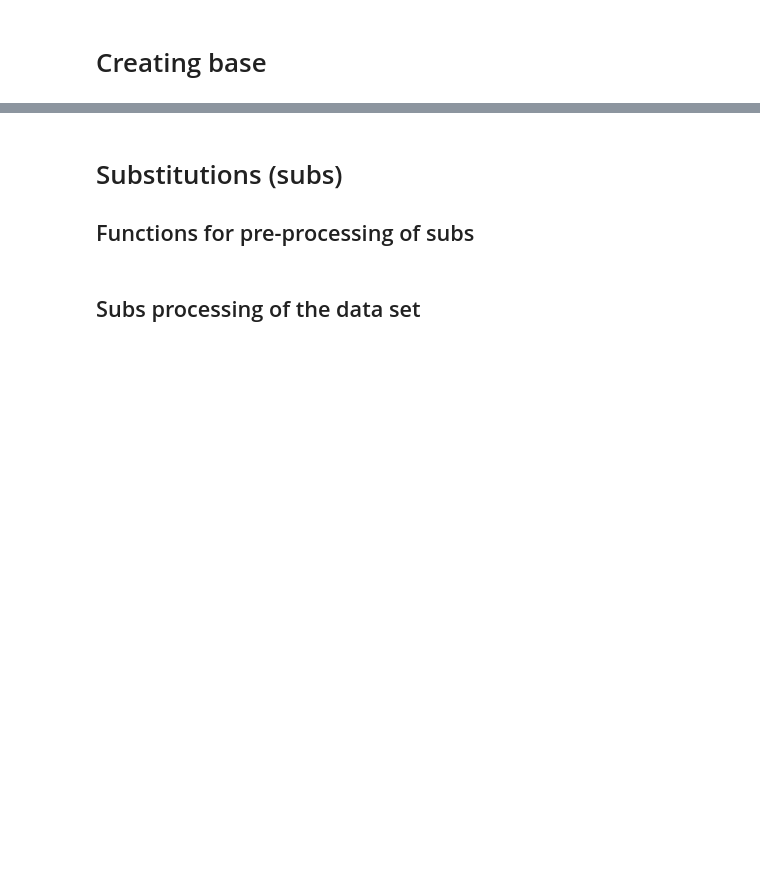
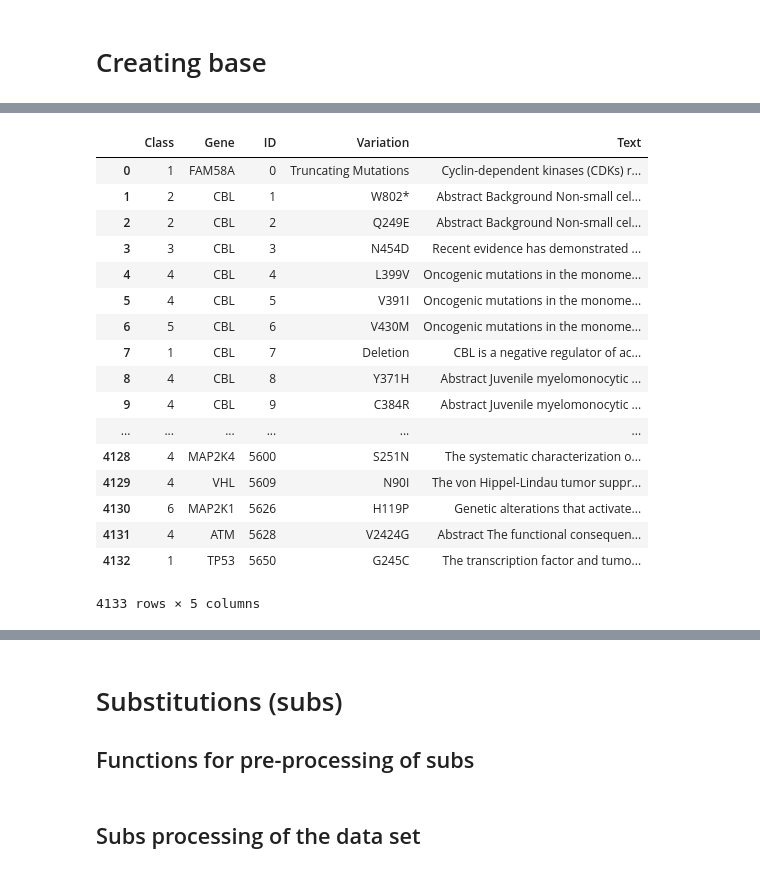
Before and after one commit to Sorelz/Kaggle_MSK, a Jupyter notebook: Window/w_Pre_Processing.ipynb, the cells around one changed output, grey strips where cells are left out. Drawn from its saved outputs; the diff is of its cells as text; code cells hidden in the pictures; blank space fills up the shorter version.

```diff
--- a/Window/w_Pre_Processing.ipynb
+++ b/Window/w_Pre_Processing.ipynb
@@ -27,3 +46,27 @@ test_texts = pd.read_csv('..//bases/new_test_text', sep="\|\|", engine='python',
+# %%
+train = pd.merge(train, train_texts, how='left', on='ID')
+test = pd.merge(test, test_texts, how='left', on='ID')
+
+train
+# %% [output]
+|  | Class | Gene | ID | Variation | Text |
+| 0 | 1 | FAM58A | 0 | Truncating Mutations | Cyclin-dependent kinases (CDKs) r... |
+| 1 | 2 | CBL | 1 | W802* | Abstract Background Non-small cel... |
+| 2 | 2 | CBL | 2 | Q249E | Abstract Background Non-small cel... |
+| 3 | 3 | CBL | 3 | N454D | Recent evidence has demonstrated ... |
+| 4 | 4 | CBL | 4 | L399V | Oncogenic mutations in the monome... |
+| 5 | 4 | CBL | 5 | V391I | Oncogenic mutations in the monome... |
+| 6 | 5 | CBL | 6 | V430M | Oncogenic mutations in the monome... |
+| 7 | 1 | CBL | 7 | Deletion | CBL is a negative regulator of ac... |
+| 8 | 4 | CBL | 8 | Y371H | Abstract Juvenile myelomonocytic ... |
+| 9 | 4 | CBL | 9 | C384R | Abstract Juvenile myelomonocytic ... |
+| ... | ... | ... | ... | ... | ... |
+| 4128 | 4 | MAP2K4 | 5600 | S251N | The systematic characterization o... |
+| 4129 | 4 | VHL | 5609 | N90I | The von Hippel-Lindau tumor suppr... |
+| 4130 | 6 | MAP2K1 | 5626 | H119P | Genetic alterations that activate... |
+| 4131 | 4 | ATM | 5628 | V2424G | Abstract The functional consequen... |
+| 4132 | 1 | TP53 | 5650 | G245C | The transcription factor and tumo... |
+4133 rows × 5 columns
 # %%
 #Transform Amino Acid (AA) Letter to their three-letter abbreviation in order to find them in the text when they appear
 One_to_Three_AA = {'C': 'Cys', 'D': 'Asp', 'S': 'Ser', 'Q': 'Gln', 'K': 'Lys',
```
Also changed, not shown: parts of 3 cells of this notebook, 2 other files.
